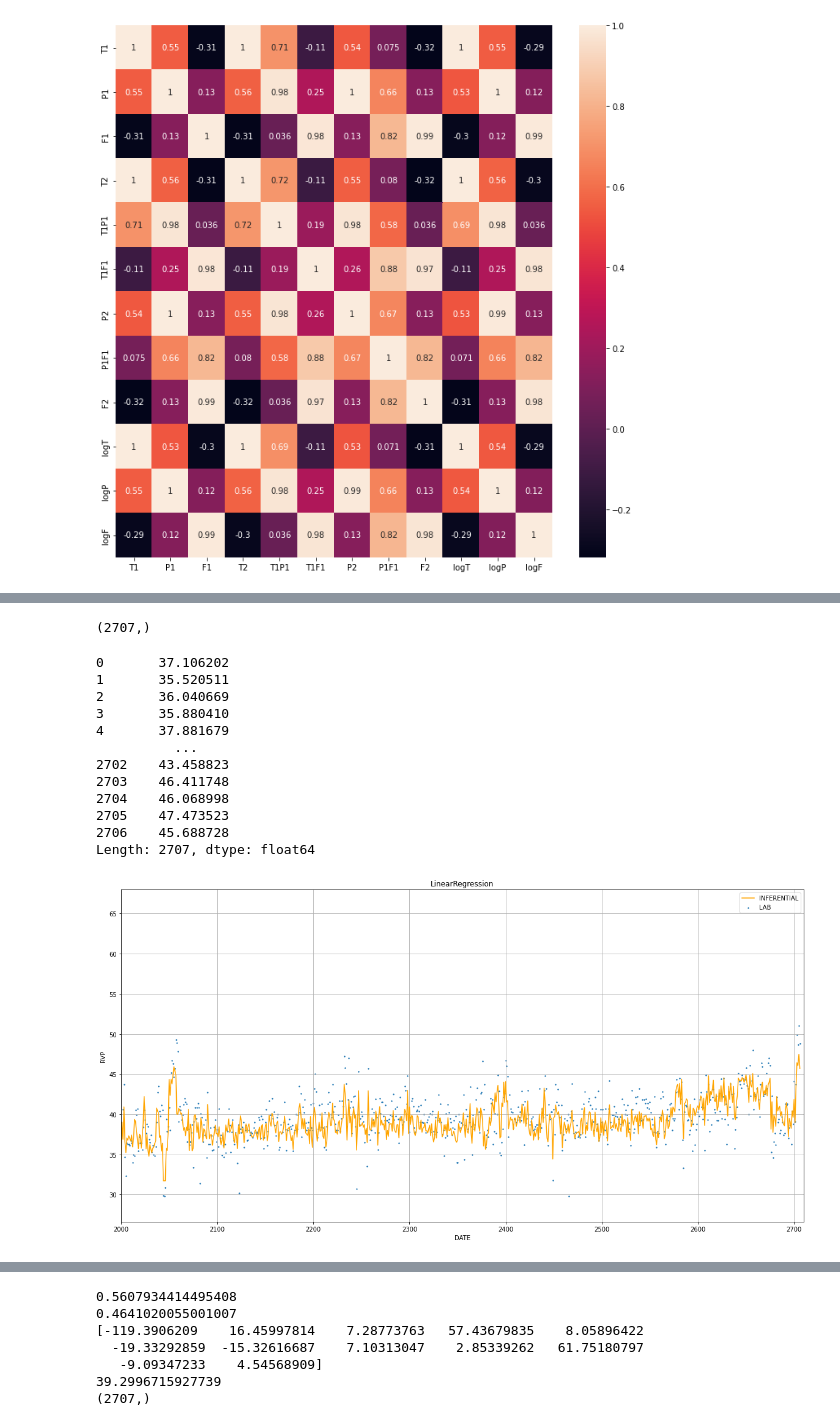
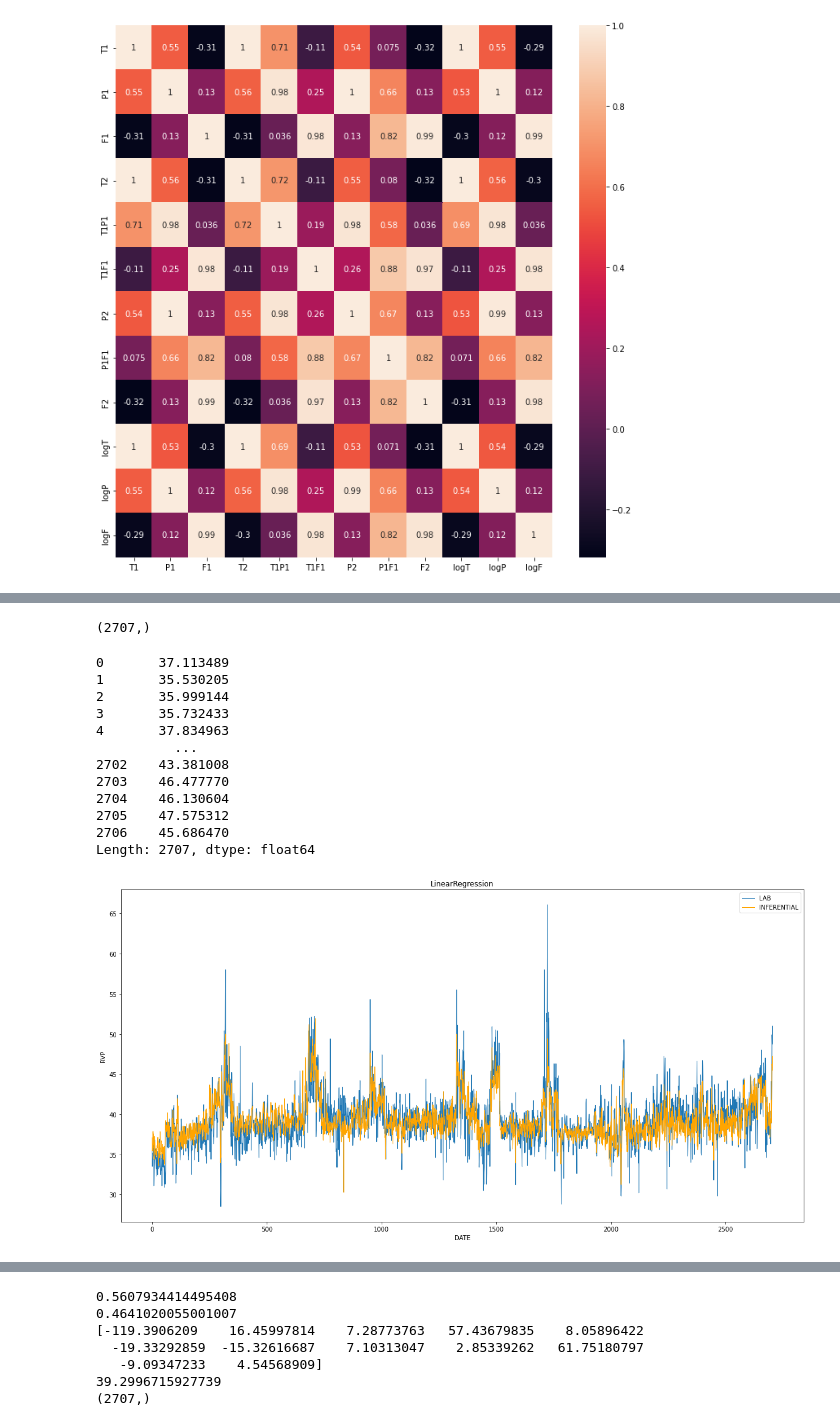
Before and after one commit to hoonzi-s/APC, a Jupyter notebook: #1 ALK - 213BTMRVP Inferential.ipynb, the cells around one changed output, grey strips where cells are left out. Drawn from its saved outputs; the diff is of its cells as text; code cells hidden in the pictures.

```diff
--- a/#1 ALK - 213BTMRVP Inferential.ipynb
+++ b/#1 ALK - 213BTMRVP Inferential.ipynb
@@ -202,35 +188,35 @@ print(lr.intercept_)
 # %%
 a = lr.coef_
 b = lr.intercept_
-result = np.sum(a * poly_log, axis = 1) + b
+lr_result = np.sum(a * poly_log, axis = 1) + b
 print(result.shape)
 result
 # %% [output]
 (2707,)
-0       37.106202
-1       35.520511
-2       36.040669
-3       35.880410
-4       37.881679
+0       37.113489
+1       35.530205
+2       35.999144
+3       35.732433
+4       37.834963
           ...
-2702    43.458823
-2703    46.411748
-2704    46.068998
-2705    47.473523
-2706    45.688728
+2702    43.381008
+2703    46.477770
+2704    46.130604
+2705    47.575312
+2706    45.686470
 Length: 2707, dtype: float64
 # %%
 plt.figure(figsize = (20, 10))
-plt.scatter(np.arange(length), data['RVP'], label = 'LAB', s = 2)
+# plt.scatter(np.arange(length), data['RVP'], label = 'LAB', s = 2)
 # plt.scatter(np.arange(length), result, label = 'RESULT', s = 2, color = 'orange')
-# plt.plot(target, label = 'LAB')
-plt.plot(result, label = 'INFERENTIAL', color = 'orange')
+plt.plot(np.arange(length), target, label = 'LAB', linewidth = 1)
+plt.plot(np.arange(length), lr_result, label = 'INFERENTIAL', linewidth = 1, color = 'orange')
 plt.title('LinearRegression')
 plt.xlabel('DATE')
 plt.ylabel('RVP')
-plt.xlim(2000, 2710)
-plt.grid()
+# plt.xlim(2000, 2710)
+# plt.grid()
 plt.legend()
 plt.show()
 # %% [output]
-[figure, old version]
+[figure, new version]
```
Also changed, not shown: parts of 8 cells of this notebook.
